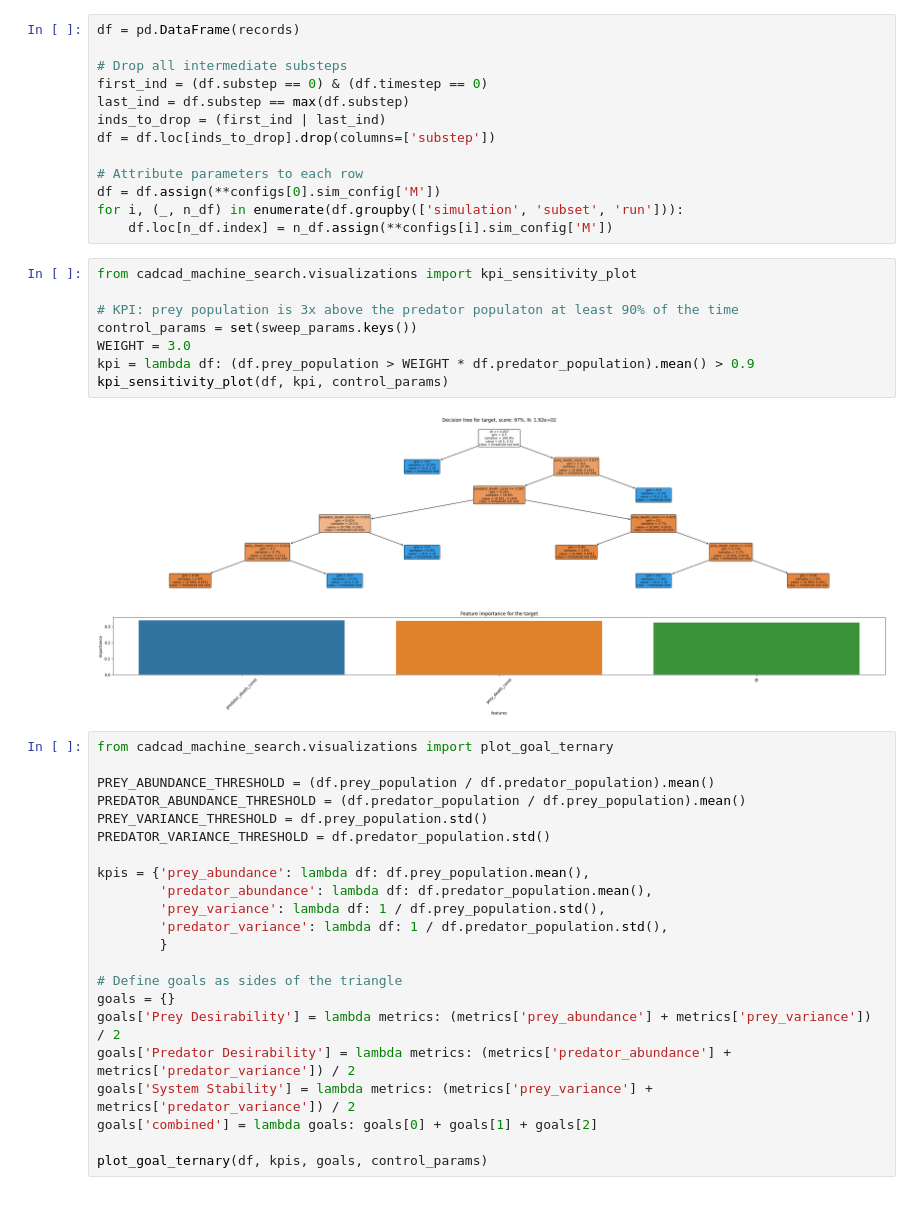
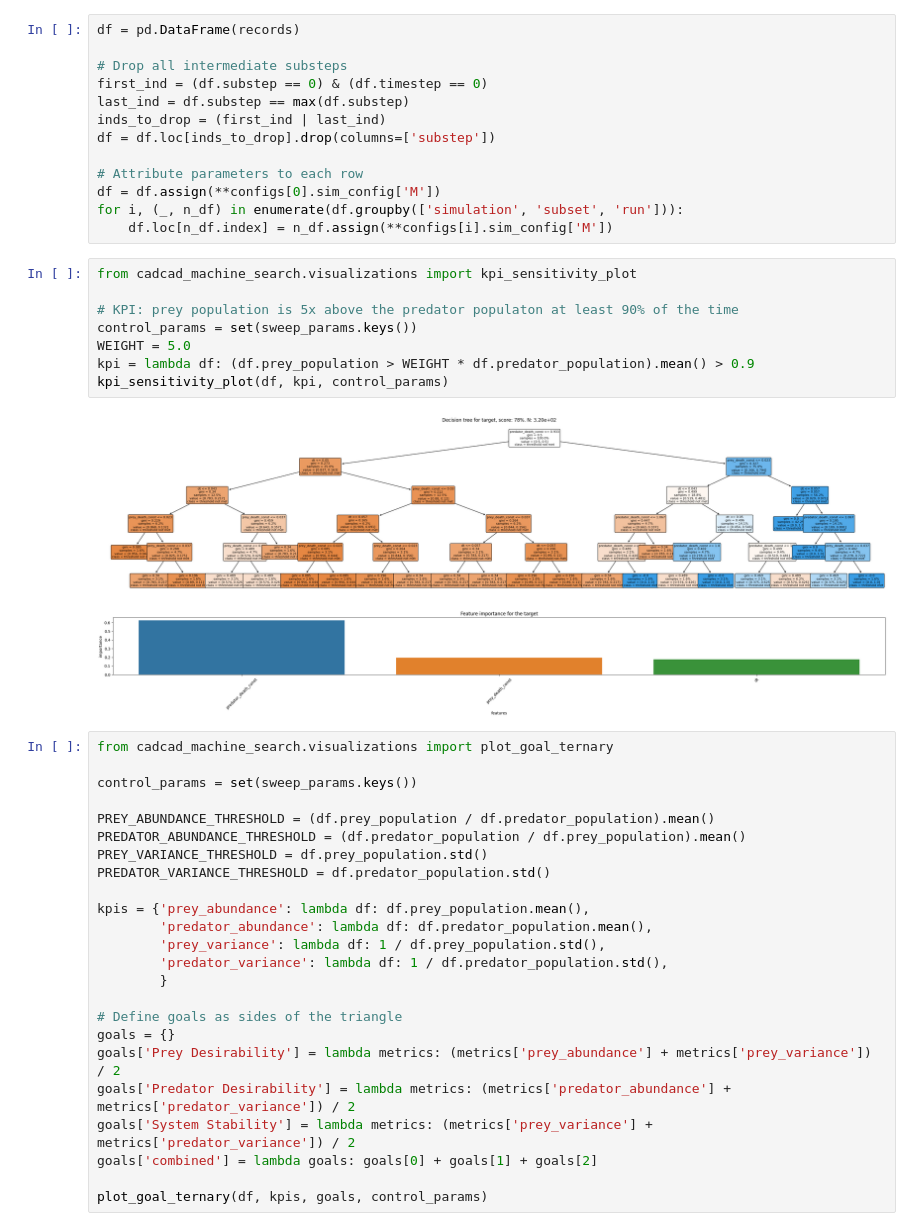
Before and after one commit to cadCAD-org/cadCAD_machine_search, a Jupyter notebook: notebooks/sd_prey_predator_sensitivity.ipynb, the cells around one changed output. Saved outputs shown, nothing was run; the diff lists cells and outputs as text.

```diff
--- a/notebooks/sd_prey_predator_sensitivity.ipynb
+++ b/notebooks/sd_prey_predator_sensitivity.ipynb
@@ -164,15 +164,17 @@ for i, (_, n_df) in enumerate(df.groupby(['simulation', 'subset', 'run'])):
 # %%
 from cadcad_machine_search.visualizations import kpi_sensitivity_plot
 
-# KPI: prey population is 3x above the predator populaton at least 90% of the time
+# KPI: prey population is 5x above the predator populaton at least 90% of the time
 control_params = set(sweep_params.keys())
-WEIGHT = 3.0
+WEIGHT = 5.0
 kpi = lambda df: (df.prey_population > WEIGHT * df.predator_population).mean() > 0.9
 kpi_sensitivity_plot(df, kpi, control_params)
 # %% [output]
-[figure, old version]
+[figure, new version]
 # %%
 from cadcad_machine_search.visualizations import plot_goal_ternary
+
+control_params = set(sweep_params.keys())
 
 PREY_ABUNDANCE_THRESHOLD = (df.prey_population / df.predator_population).mean()
 PREDATOR_ABUNDANCE_THRESHOLD = (df.predator_population / df.prey_population).mean()
```
Also changed, not shown: parts of 3 cells of this notebook, 2 other files.
